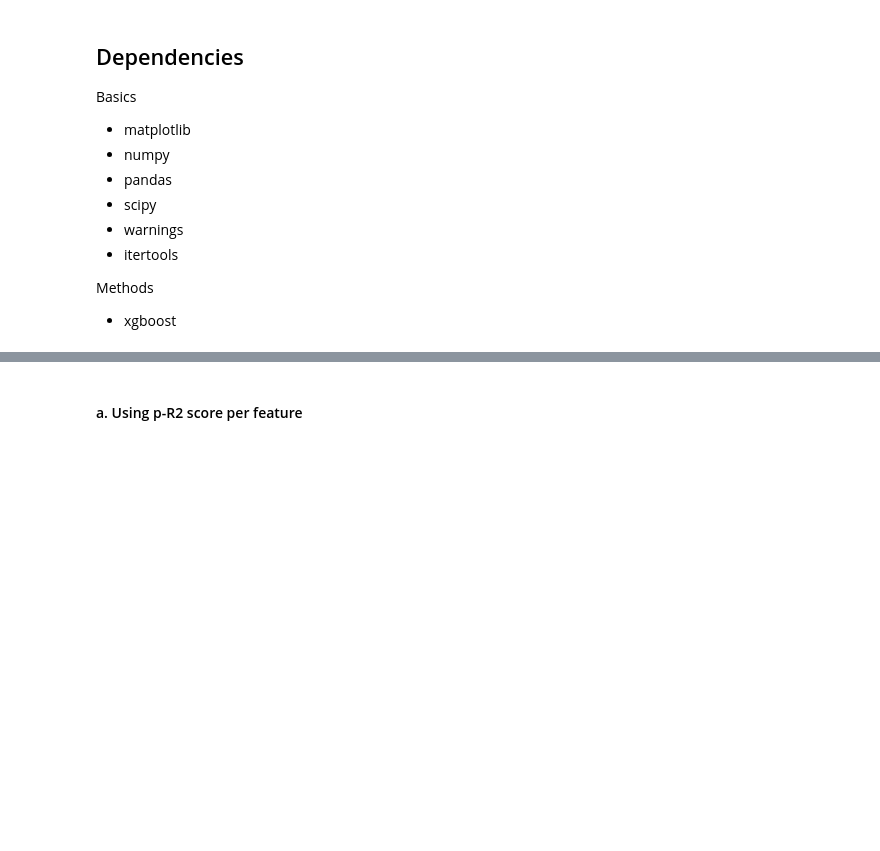
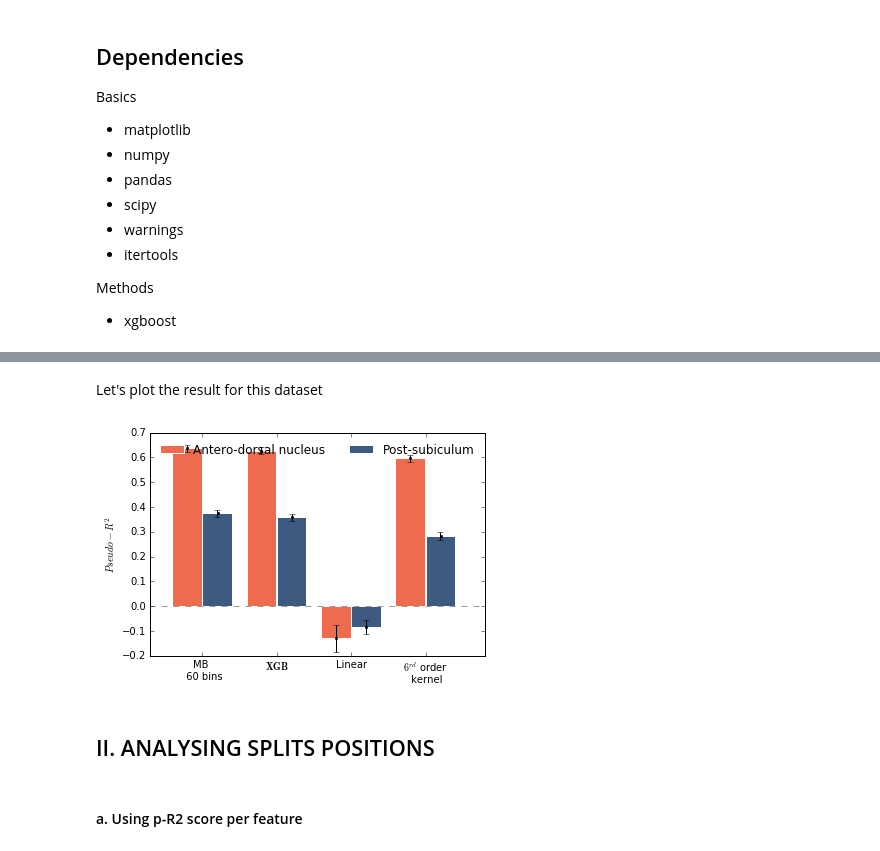
Before and after one commit to PeyracheLab/NeuroBoostedTrees, a Jupyter notebook: notebook/NeuroBoostedTrees.ipynb, the cells around one changed output, grey strips where cells are left out. Saved outputs shown, nothing was run; the diff lists cells and outputs as text; code cells hidden in the pictures; blank space fills up the shorter version.

```diff
--- a/notebook/NeuroBoostedTrees.ipynb
+++ b/notebook/NeuroBoostedTrees.ipynb
@@ -53,0 +60,7 @@ Different features :
+# %%
+#####################################################################
+# DATA LOADING
+#####################################################################
+#head direction data
+hd_data = scipy.io.loadmat('../python/data_test_boosted_tree_20ms.mat') # 20 ms is the size of the time bin
+print(hd_data.keys())
@@ -63,5 +93,0 @@ Firing data
-# %%
-for i in xrange(A_D['Pos'].shape[1]): data['Pos'+'.'+str(i)] = A_D['Pos'][:,i]
-for i in xrange(A_D['ADn'].shape[1]): data['ADn'+'.'+str(i)] = A_D['ADn'][:,i]
-nnPos= A_D['Pos'].shape[1]
-nnADn= A_D['ADn'].shape[1]
@@ -197,0 +259,8 @@ pR2_cv: 0.463002 (+/- 0.001348)
+# %%
+methods = ['mb', 'xgb_run', 'lin_comb', 'kernel']
+final_data = {}
+for g in np.sort(combination.keys()):
+    features = combination[g]['features']
+    targets = combination[g]['targets']
+    results = test_features(features, targets, methods)
+    final_data[g] = results
@@ -198,3 +285,46 @@ pR2_cv: 0.463002 (+/- 0.001348)
+# %% [markdown]
+Let's plot the result for this dataset
+# %%
+from matplotlib.pyplot import *
+
+methods_to_plot = ['mb', 'xgb_run', 'lin_comb', 'kernel']
+labels = {  'mb':'MB \n 60 bins',
+            'lin_comb':'Linear',
+            'nn':'NN',
+            'xgb_run':"$\mathbf{XGB}$",
+            'h1':"Linear \n (cos$\\theta$, sin$\\theta$)",
+            'kernel':"$6^{rd}$ order \n kernel"}
+labels_plot = [labels[m] for m in methods_to_plot]
+mean_pR2 = list()
+sem_pR2 = list()
+for model in methods_to_plot:
+    PR2_art = final_data['ADn'][model]['PR2']
+    mean_pR2.append(np.mean(PR2_art))
+    sem_pR2.append(np.std(PR2_art)/np.sqrt(np.size(PR2_art)))
+bar(np.arange(np.size(mean_pR2)), mean_pR2, 0.4, align='center',
+        ecolor='k', alpha=1, color='#EE6C4D', ec='w', yerr=np.array(sem_pR2), label = 'Antero-dorsal nucleus')
+plot(np.arange(np.size(mean_pR2)), mean_pR2, 'k.', markersize=5)
+mean_pR2 = list()
+sem_pR2 = list()
+for model in methods_to_plot:
+    PR2_art = final_data['Pos'][model]['PR2']
+    mean_pR2.append(np.mean(PR2_art))
+    sem_pR2.append(np.std(PR2_art)/np.sqrt(np.size(PR2_art)))
+bar(np.arange(np.size(mean_pR2))+0.405, mean_pR2, 0.4, align='center',
+        ecolor='k', alpha=1, color='#3D5A80', ec='w', yerr=np.array(sem_pR2), label = 'Post-subiculum')
+plot(np.arange(np.size(mean_pR2))+0.41, mean_pR2, 'k.', markersize=5)
+plot([-1, len(methods_to_plot)], [0,0],'--k', alpha=0.4)
+legend(loc='upper center', ncol=2, frameon = False)
+xlim(-0.5,)
+# ylim(0.0, 0.8)
+xticks(np.arange(np.size(mean_pR2))+0.205, labels_plot)
+ylabel("$Pseudo-R^2$")
+
+show()
+# %% [output]
+[figure, added]
+# %% [markdown]
+## II. ANALYSING SPLITS POSITIONS
 # %% [markdown]
 #### a. Using p-R2 score per feature
 # %% [markdown]
```
Also changed, not shown: parts of 29 cells of this notebook.
